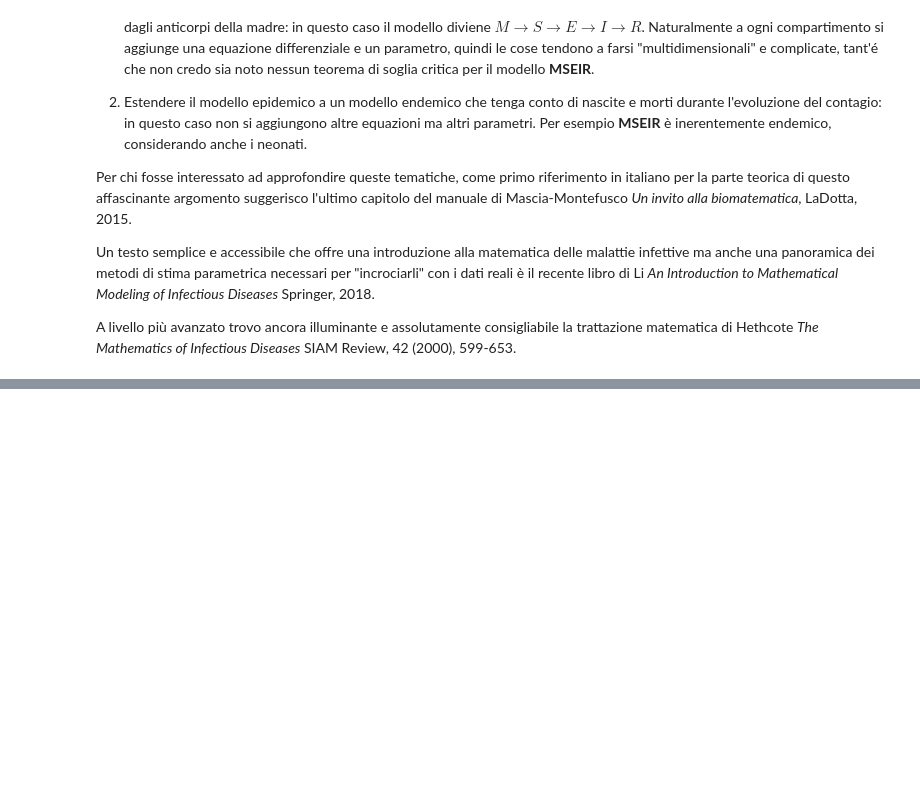
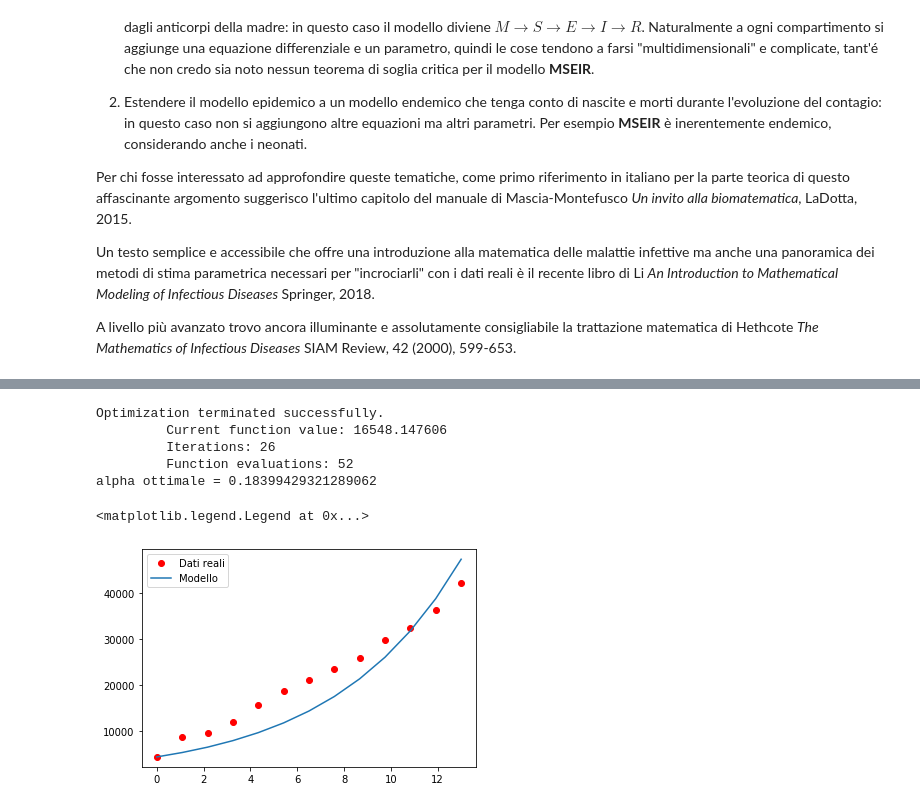
Before and after one commit to pcaressa/note-epidemie, a Jupyter notebook: epidemie.ipynb, the cells around one changed output, grey strips where cells are left out. Saved outputs shown, nothing was run; the diff lists cells and outputs as text; code cells hidden in the pictures; blank space fills up the shorter version.

```diff
--- a/epidemie.ipynb
+++ b/epidemie.ipynb
@@ -527,0 +724,38 @@ ValueError: `fun` must return at most 1-d array_like. f0.shape: (6, 2)
+# %%
+import matplotlib.pyplot as plt
+import numpy as np
+from scipy.integrate import odeint
+from scipy.optimize import fmin
+
+serie_N = np.array([misura["tamponi"] for misura in DATA])
+N0 = serie_N[0]
+
+t0 = 0
+t1 = len(serie_N)
+intervallo = np.linspace(t0, t1, len(serie_N))
+
+def f(y, t, alpha):
+    return alpha*y[0]
+
+def modello(alpha):
+    y = odeint(f, N0, intervallo, args=(alpha,))
+    return np.linalg.norm(y[:,0] - serie_N)
+
+# Trova il valore ottimale di alpha
+alpha_ottimale = fmin(modello, 2.5)
+
+print("alpha ottimale =", alpha_ottimale[0])
+
+# Ora disegna la soluzione per l'alpha ottimale
+y = odeint(f, N0, intervallo, args=(alpha_ottimale,))
+plt.plot(np.linspace(t0, t1, 13), serie_N, 'ro', label="Dati reali")
+plt.plot(intervallo, y[:,0], label="Modello")
+plt.legend()
+# %% [output]
+Optimization terminated successfully.
+         Current function value: 16548.147606
+         Iterations: 26
+         Function evaluations: 52
+alpha ottimale = 0.18399429321289062
+<matplotlib.legend.Legend at 0x...>
+[figure, added]
```
Also changed, not shown: parts of 28 cells of this notebook.
